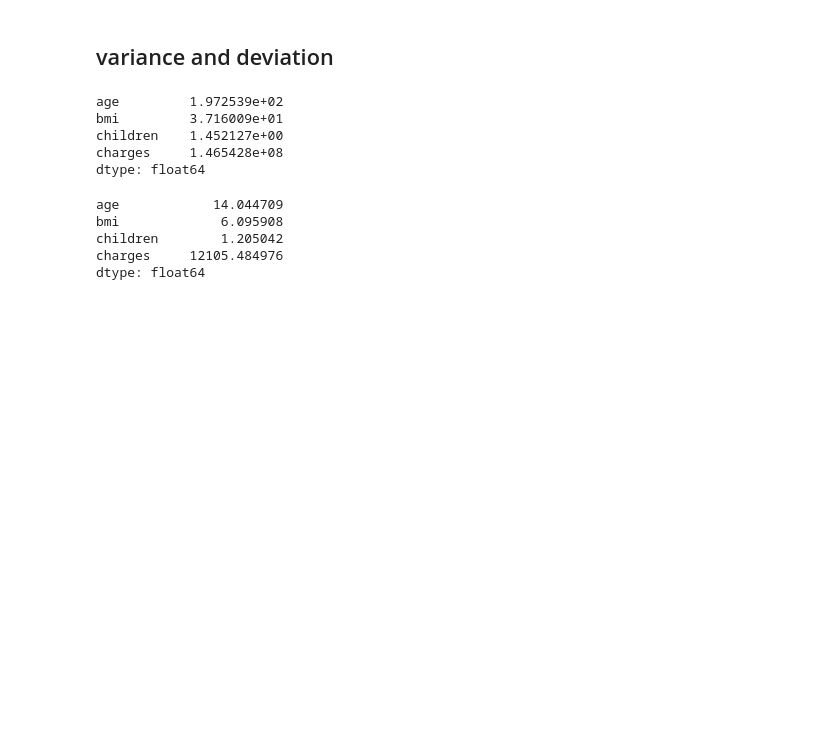
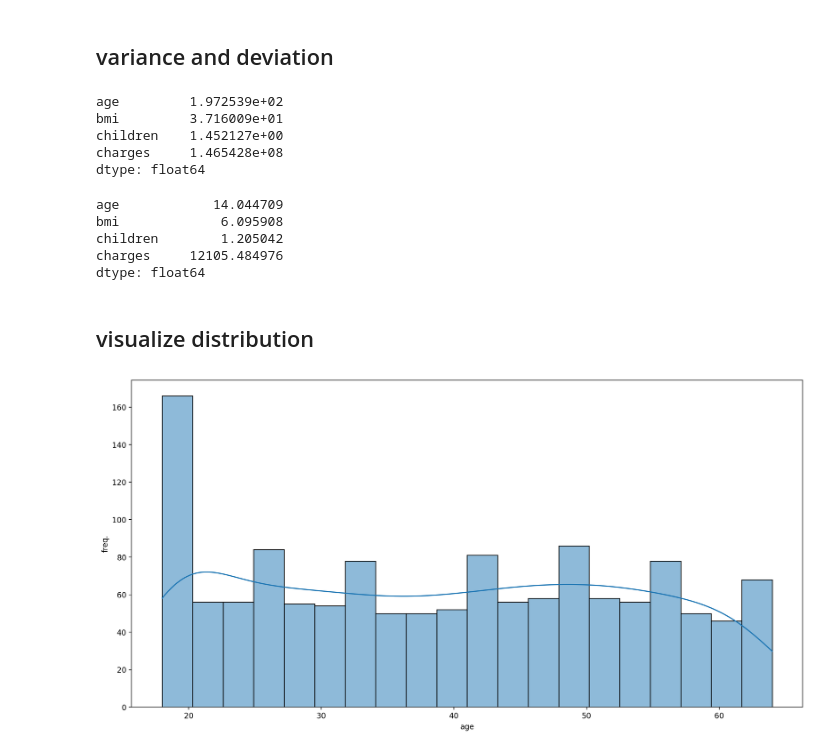
Before and after one commit to ashen007/EDA_project, a Jupyter notebook: analysis.ipynb, the cells around one changed output. Cells and saved outputs as stored; diff of their text form; code cells hidden in the pictures; blank space fills up the shorter version.

Commit message:
visualize distribution

```diff
--- a/analysis.ipynb
+++ b/analysis.ipynb
@@ -87,3 +87,13 @@ bmi             6.095908
 children        1.205042
 charges     12105.484976
 dtype: float64
+# %% [markdown]
+## visualize distribution
+# %%
+plt.figure(figsize=[16,8],dpi=200)
+sns.histplot(df['age'],kde=True,bins=20)
+plt.ylabel('freq.')
+plt.show()
+plt.close()
+# %% [output]
+[figure, added]
```
Also changed, not shown: parts of 2 cells of this notebook.
